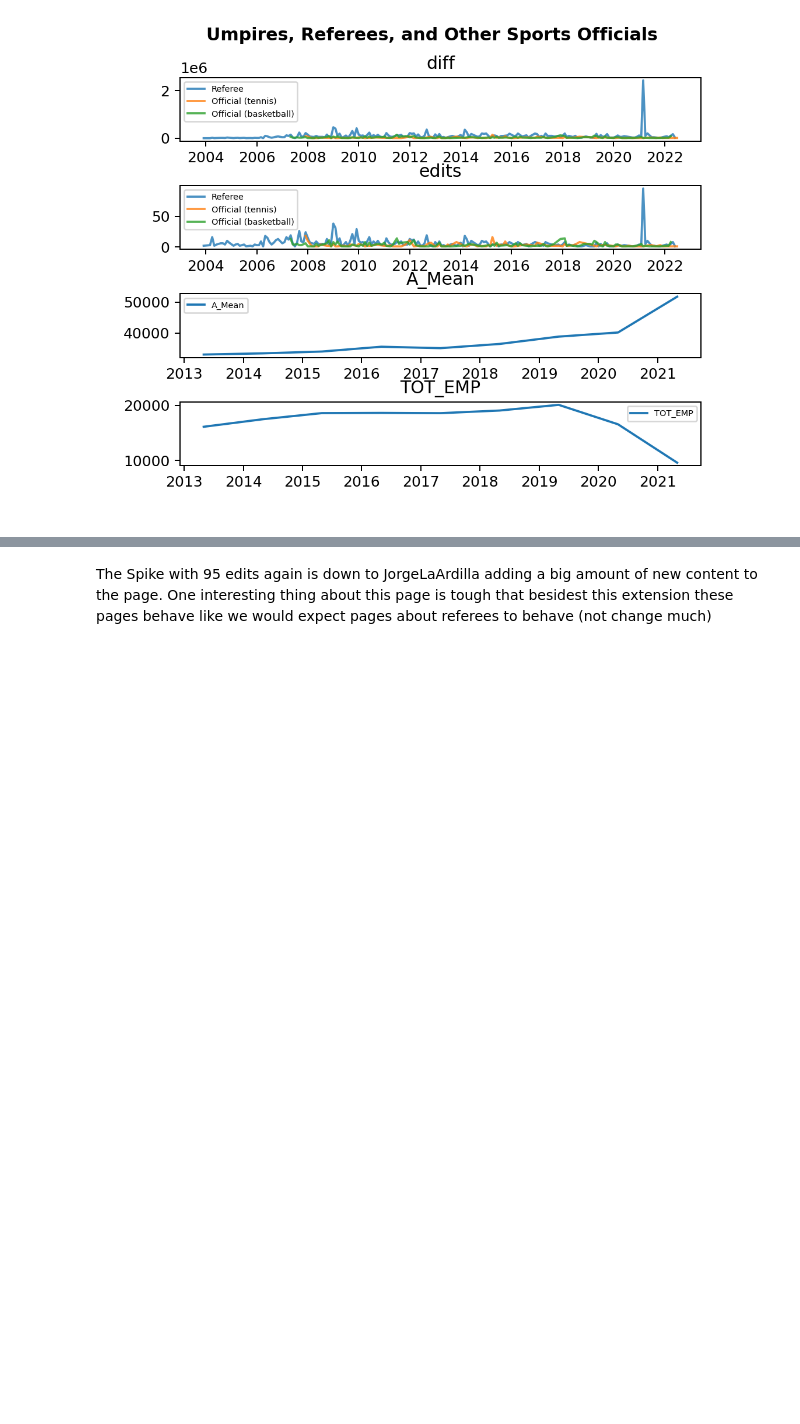
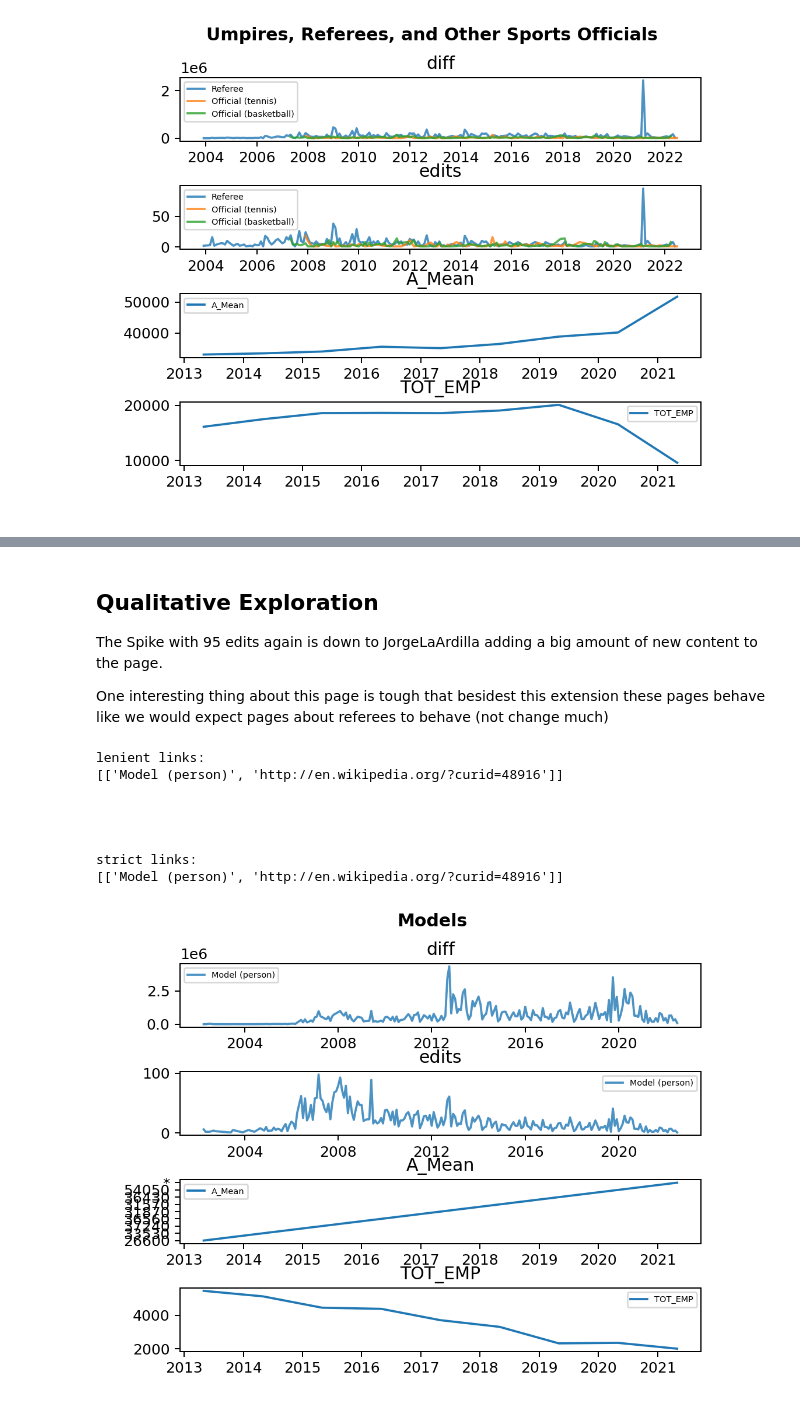
Before and after one commit to digital-scrappy/wikipedia-revisions, a Jupyter notebook: Analysis/Page_Analysis.ipynb, the cells around one changed output, grey strips where cells are left out. Drawn from its saved outputs; the diff is of its cells as text; code cells hidden in the pictures; blank space fills up the shorter version.

```diff
--- a/Analysis/Page_Analysis.ipynb
+++ b/Analysis/Page_Analysis.ipynb
@@ -240,3 +251,18 @@ users ordered by contributions:
 # %% [markdown]
+## Qualitative Exploration
 The Spike with 95 edits again is down to JorgeLaArdilla adding a big amount of new content to the page.
+
 One interesting thing about this page is tough that besidest this extension these pages behave like we would expect pages about referees to behave (not change much)
+# %%
+occ = Occupation(*occupations[66])
+plot_page(occ)
+# %% [output]
+lenient links:
+[['Model (person)', 'http://en.wikipedia.org/?curid=48916']]
+
+
+
+
+strict links:
+[['Model (person)', 'http://en.wikipedia.org/?curid=48916']]
+[figure, added]
```
Also changed, not shown: parts of 20 cells of this notebook, 3 other files.
